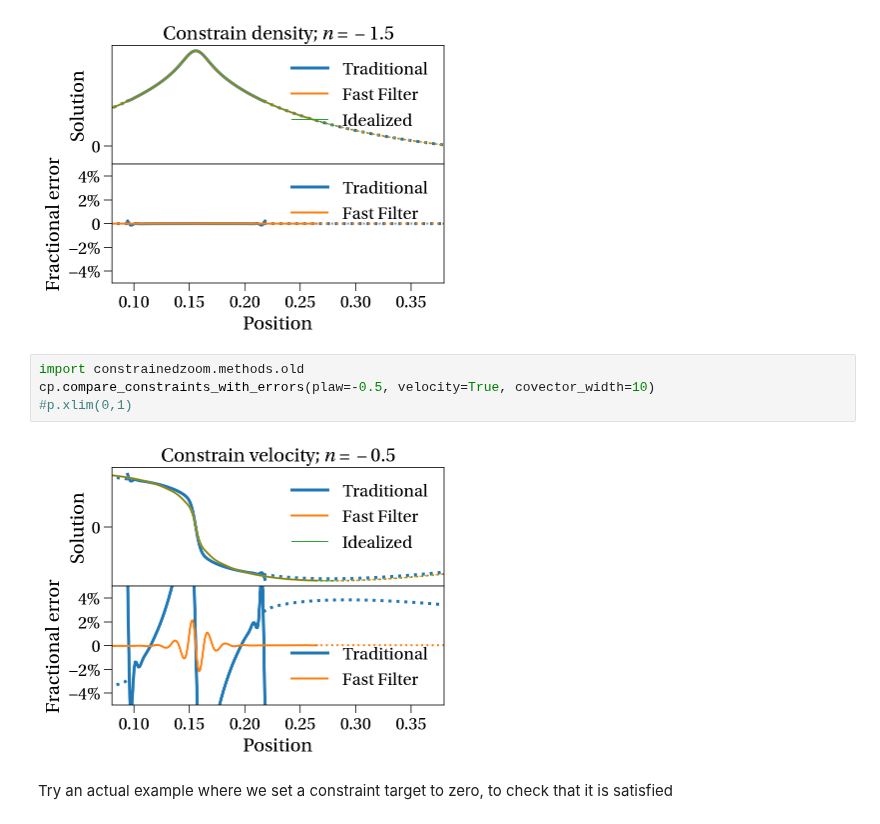
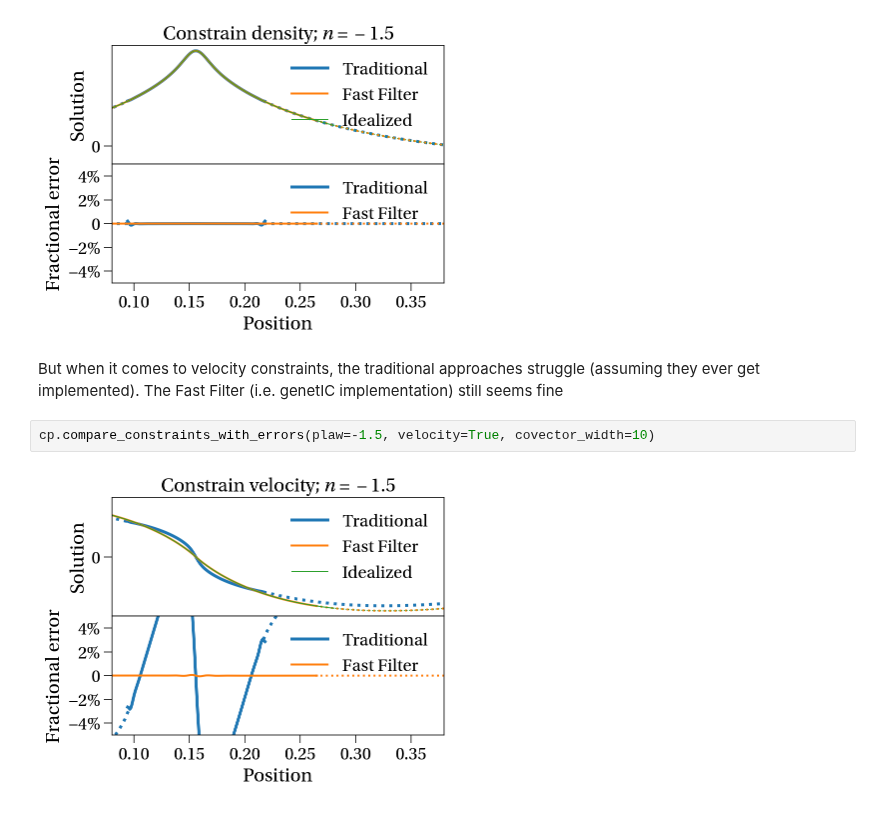
Before and after one commit to pynbody/genetIC, a Jupyter notebook: toy_implementation/Testing Zoom Constraints.ipynb, the cells around one changed output. Cells and saved outputs as stored; diff of their text form.

Commit message:
Tidy up the example use of the toy implementation

```diff
--- a/toy_implementation/Testing Zoom Constraints.ipynb
+++ b/toy_implementation/Testing Zoom Constraints.ipynb
@@ -46,11 +56,9 @@ Idealized constraint value 1.00 (target 1.00)
 Traditional constraint value -0.00 (target 1.00)
 Fast Filter constraint value 0.00 (target 1.00)
 [figure]
+# %% [markdown]
+But when it comes to velocity constraints, the traditional approaches struggle (assuming they ever get implemented). The Fast Filter (i.e. genetIC implementation) still seems fine
 # %%
-import constrainedzoom.methods.old
-cp.compare_constraints_with_errors(plaw=-0.5, velocity=True, covector_width=10)
-#p.xlim(0,1)
+cp.compare_constraints_with_errors(plaw=-1.5, velocity=True, covector_width=10)
 # %% [output]
-[figure, old version]
+[figure, new version]
-# %% [markdown]
-Try an actual example where we set a constraint target to zero, to check that it is satisfied
```
Also changed, not shown: parts of 10 cells of this notebook.
